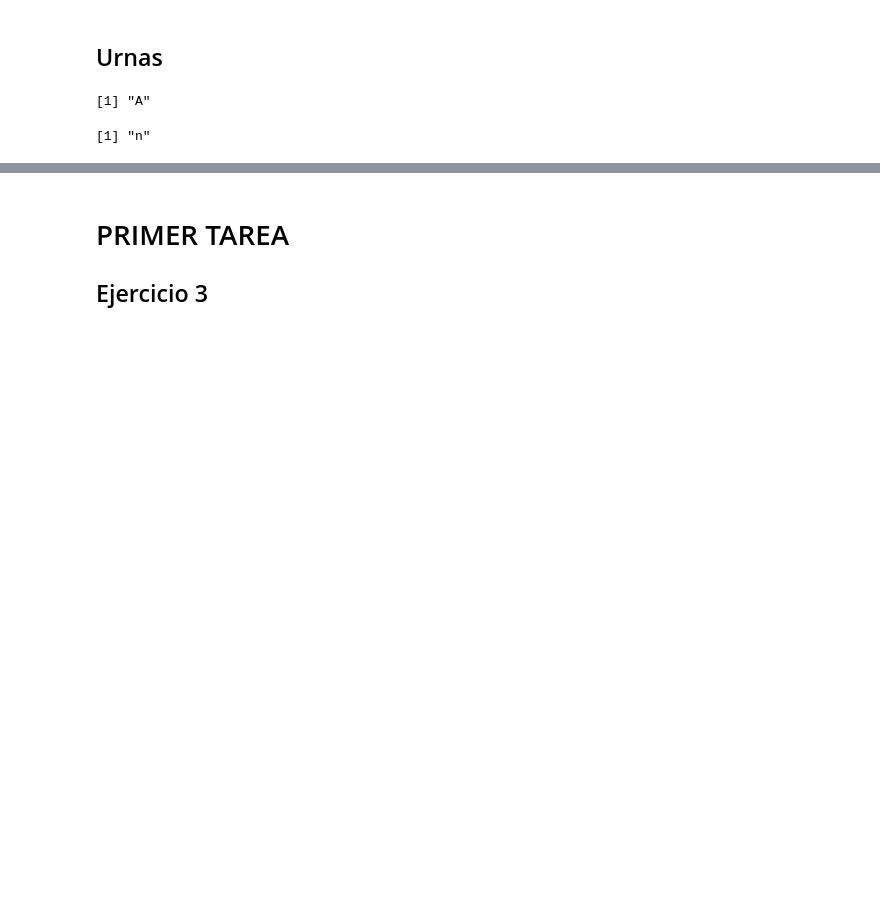
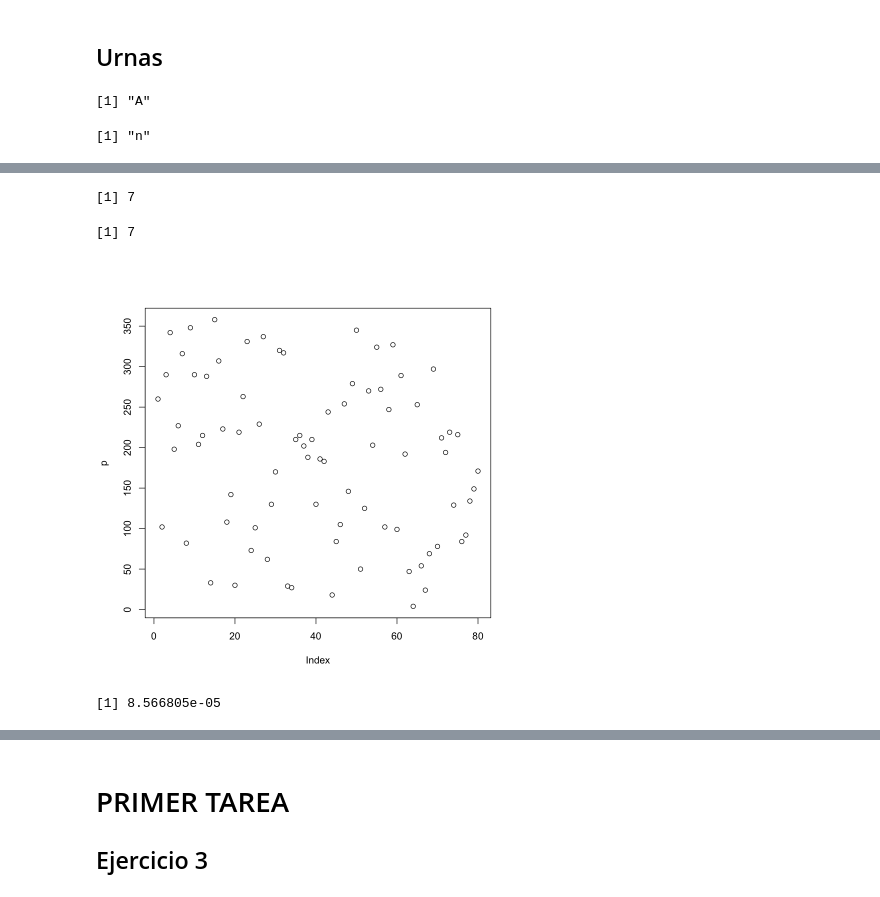
Before and after one commit to Crisel8a/Probabilidad, a Jupyter notebook: Proba_R.ipynb, the cells around one changed output, grey strips where cells are left out. Saved outputs shown, nothing was run; the diff lists cells and outputs as text; code cells hidden in the pictures; blank space fills up the shorter version.

```diff
--- a/Proba_R.ipynb
+++ b/Proba_R.ipynb
@@ -356,0 +368,14 @@ repeticiones = replicate(n = numRepeticiones,{
+# %%
+p <- sample(1:365, 80, replace=TRUE)
+
+length(p[duplicated(p)])
+# %% [output]
+[1] 7
+# %%
+sum(duplicated(p))
+# %% [output]
+[1] 7
+# %%
+plot(p)
+# %% [output]
+[figure, added]
@@ -356,0 +385,4 @@ repeticiones = replicate(n = numRepeticiones,{
+# %%
+cumple(80)
+# %% [output]
+[1] 8.566805e-05
```
Also changed, not shown: parts of 21 cells of this notebook, 1 other file.
